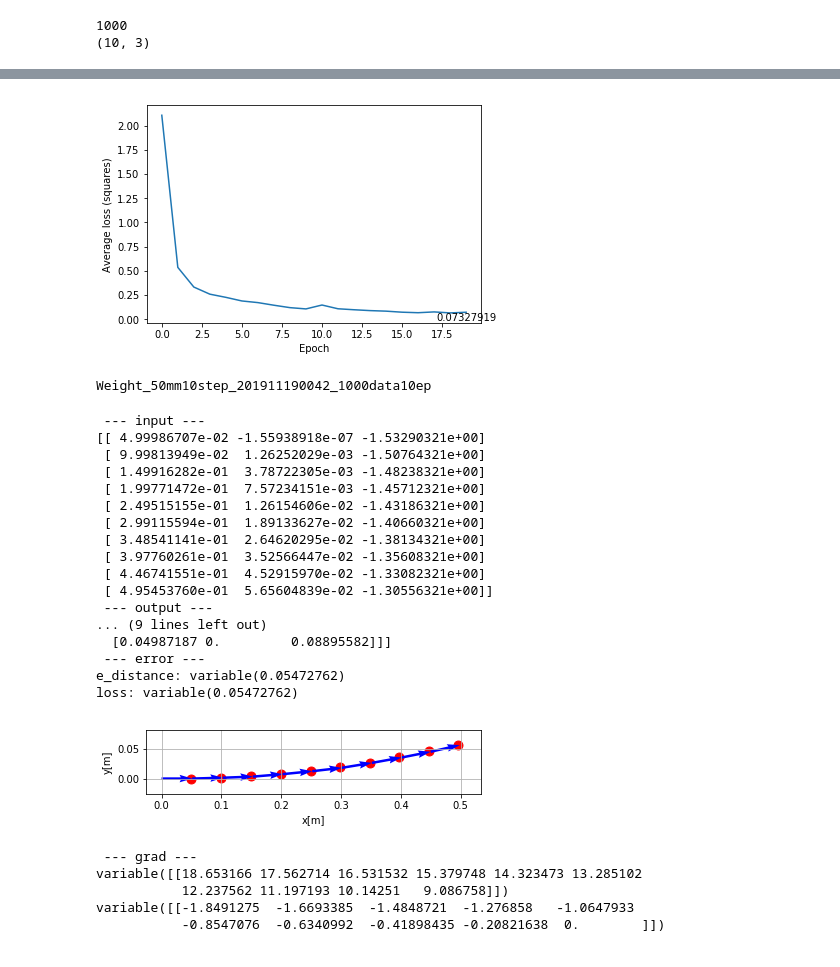
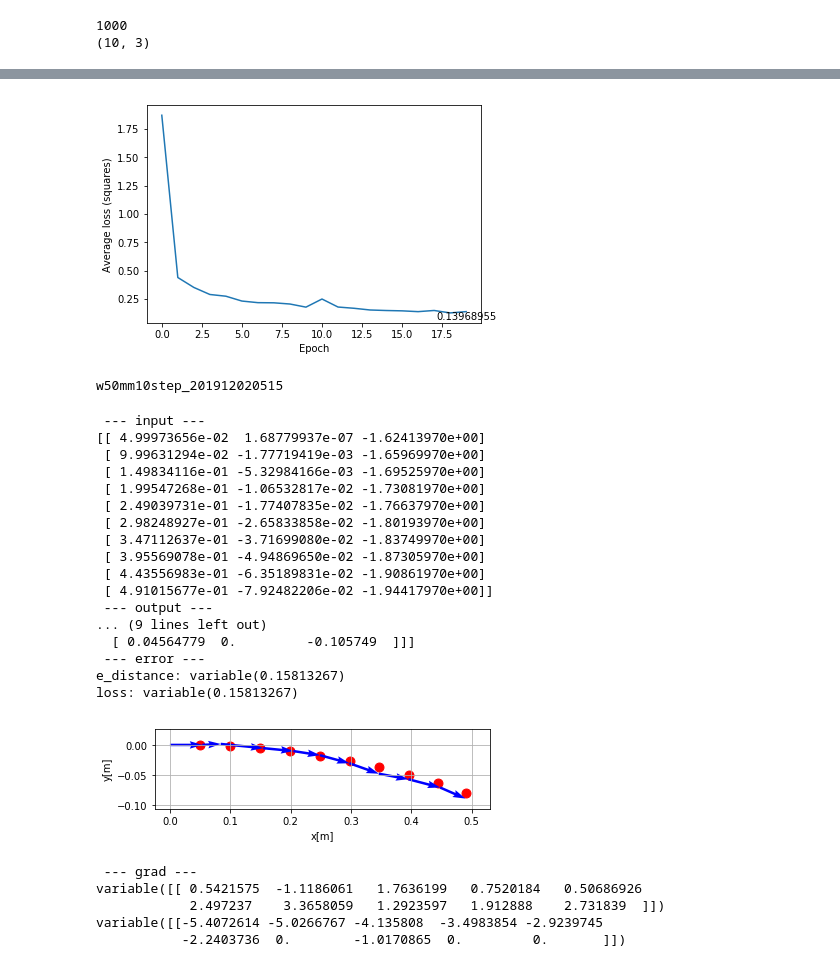
Before and after one commit to yotaseki/ROS-Cart, a Jupyter notebook: script/Train.ipynb, the cells around one changed output, grey strips where cells are left out. Drawn from its saved outputs; the diff is of its cells as text; code cells hidden in the pictures.

Commit message:
previous_u = 0

```diff
--- a/script/Train.ipynb
+++ b/script/Train.ipynb
@@ -98,7 +98,7 @@ DATA_V_STEP = 0.5 / DATA_HZ # [m/step]
 DATA_MAX_V_STEP = 1.0 / DATA_HZ # [m/step]
 DATA_W_STEP = xp.pi * 0.5 / DATA_HZ # [rad/step]
 DATA_MAX_W_STEP = xp.pi * 0.5 / DATA_HZ # [rad/step]
-DATA_NUM_PREVIOUS_U = 1
+DATA_NUM_PREVIOUS_U = 0
 DATA_RANGE_TRANSLATE = 0 # 経路を直進方向にずらす
 DATA_RANGE_ROTATE = 0 # 経路を回転方向にずらす
 
@@ -316,8 +316,10 @@ def train(model,opt,X,epoch=10,clipping=0):
         L = .0
         for itr in range(len(X)):
             # forward
-            prev_u = xp.zeros((DATA_NUM_PREVIOUS_U,2),dtype=xp.float32)
-            x = xp.vstack((X[itr][:,0:2],prev_u))
+            x = X[itr][:,0:2]
+            if(DATA_NUM_PREVIOUS_U):
+                prev_u = xp.zeros((DATA_NUM_PREVIOUS_U,2),dtype=xp.float32)
+                x = xp.vstack((x,prev_u))
             x = xp.ravel(x)
             x = Variable(xp.array([x],dtype=xp.float32))
             y_v, y_w = model(x)
@@ -393,7 +395,7 @@ def plot_average_loss(loss_avg):
 loss_avg.extend(loss_avg_clip)
 fig = plot_average_loss(loss_avg)
 # %% [output]
-[figure, old version]
+[figure, new version]
 # %%
 # log
 def gen_filename(header):
@@ -402,13 +404,14 @@ def gen_filename(header):
     name_datasize  = '{}data'.format(DATA_SIZE)
     name_num_step = '{}step'.format(DATA_NUM_STEP)
     name_space = '{}mm'.format(int(DATA_V_STEP * 1000))
-    fn = header + name_space + name_num_step + '_' + name_date + '_'   + name_datasize + name_epoch
+    #fn = header + name_space + name_num_step + '_' + name_date + '_'   + name_datasize + name_epoch
+    fn = header + name_space + name_num_step + '_' + name_date
     return fn
-dirname = gen_filename('Weight_')
+dirname = gen_filename('w')
 os.mkdir(dirname)
 print(dirname)
 # %% [output]
-Weight_50mm10step_201911190042_1000data10ep
+w50mm10step_201912020515
 # %%
 f = open(dirname+'/params.txt','w')
 for l in params:
@@ -442,8 +445,11 @@ x_test = xp.array(
      [ 0.3055584,  -0.13706963,0]]
     , dtype = xp.float32)
 '''
-prev_u = xp.array([.0,.0],dtype=xp.float32)
-x = xp.vstack((x_test[:,0:2],prev_u))
+
+x = x_test[:,0:2]
+if DATA_NUM_PREVIOUS_U:
+    prev_u = xp.array([.0,.0],dtype=xp.float32)
+    x = xp.vstack((x,prev_u))
 x = xp.ravel(x)
 x = xp.array([x],dtype=xp.float32)
 y_v,y_w = model(x)
@@ -458,52 +464,52 @@ y_pad = F.stack((v,pad,w),axis=2)
 print(' --- input --- ')
 print(x_test)
 print(' --- output --- ')
 print(y_pad.data)
 # loss
 print(' --- error --- ')
 loss = loss_function(y_pad, x_test, disp_loss=1)
 print('loss:',loss)
 z_true = x_test
 z = y_pad[0,0]
 Z = xp.array([([0,0,0]),(z.data)],dtype='float32')
 for step in range(1,DATA_NUM_STEP):
     z = oplus(z,y_pad[0,step])
     Z = xp.vstack((Z,z.data))
 #print(' --- trajectory --- ')
 #print(Z)
 #print(z_true.shape)
 fig = plot_path(Z,z_true)
 print(' --- grad --- ')
 v_grad = chainer.grad( (loss,), (y_v,) )[0]
 print(v_grad)
 w_grad = chainer.grad( (loss,), (y_w,) )[0]
 print(w_grad)
 #x_grad = chainer.grad( (loss,), (x,) )[0]
 #print(x_grad)
 # %% [output]
  --- input ---
-[[ 4.99986707e-02 -1.55938918e-07 -1.53290321e+00]
- [ 9.99813949e-02  1.26252029e-03 -1.50764321e+00]
- [ 1.49916282e-01  3.78722305e-03 -1.48238321e+00]
- [ 1.99771472e-01  7.57234151e-03 -1.45712321e+00]
- [ 2.49515155e-01  1.26154606e-02 -1.43186321e+00]
- [ 2.99115594e-01  1.89133627e-02 -1.40660321e+00]
- [ 3.48541141e-01  2.64620295e-02 -1.38134321e+00]
- [ 3.97760261e-01  3.52566447e-02 -1.35608321e+00]
- [ 4.46741551e-01  4.52915970e-02 -1.33082321e+00]
- [ 4.95453760e-01  5.65604839e-02 -1.30556321e+00]]
+[[ 4.99973656e-02  1.68779937e-07 -1.62413970e+00]
+ [ 9.99631294e-02 -1.77719419e-03 -1.65969970e+00]
+ [ 1.49834116e-01 -5.32984166e-03 -1.69525970e+00]
+ [ 1.99547268e-01 -1.06532817e-02 -1.73081970e+00]
+ [ 2.49039731e-01 -1.77407835e-02 -1.76637970e+00]
+ [ 2.98248927e-01 -2.65833858e-02 -1.80193970e+00]
+ [ 3.47112637e-01 -3.71699080e-02 -1.83749970e+00]
+ [ 3.95569078e-01 -4.94869650e-02 -1.87305970e+00]
+ [ 4.43556983e-01 -6.35189831e-02 -1.90861970e+00]
+ [ 4.91015677e-01 -7.92482206e-02 -1.94417970e+00]]
  --- output ---
 ... (9 lines left out)
-  [0.04987187 0.         0.08895582]]]
+  [ 0.04564779  0.         -0.105749  ]]]
  --- error ---
-e_distance: variable(0.05472762)
-loss: variable(0.05472762)
+e_distance: variable(0.15813267)
+loss: variable(0.15813267)
-[figure, old version]
+[figure, new version]
  --- grad ---
-variable([[18.653166 17.562714 16.531532 15.379748 14.323473 13.285102
-           12.237562 11.197193 10.14251   9.086758]])
-variable([[-1.8491275  -1.6693385  -1.4848721  -1.276858   -1.0647933
-           -0.8547076  -0.6340992  -0.41898435 -0.20821638  0.        ]])
+variable([[ 0.5421575  -1.1186061   1.7636199   0.7520184   0.50686926
+            2.497237    3.3658059   1.2923597   1.912888    2.731839  ]])
+variable([[-5.4072614 -5.0266767 -4.135808  -3.4983854 -2.9239745
+           -2.2403736  0.        -1.0170865  0.         0.       ]])
 # %%
 for i in range(10):
     rand_rad = xp.random.rand()*(2*DATA_W_STEP)-DATA_W_STEP # -36 ~ 36 m/step
```
Also changed, not shown: parts of 5 cells of this notebook, 2 other files.
